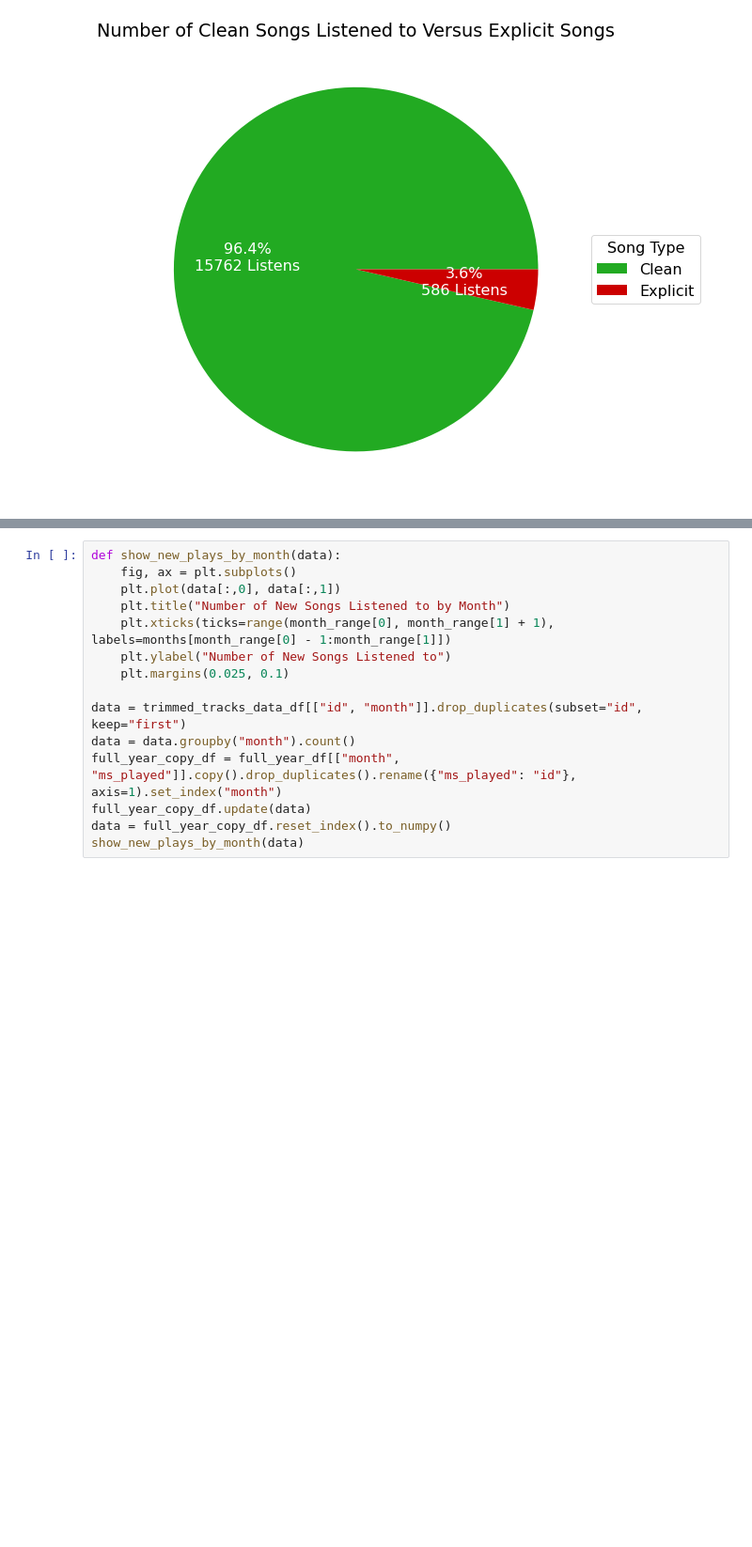
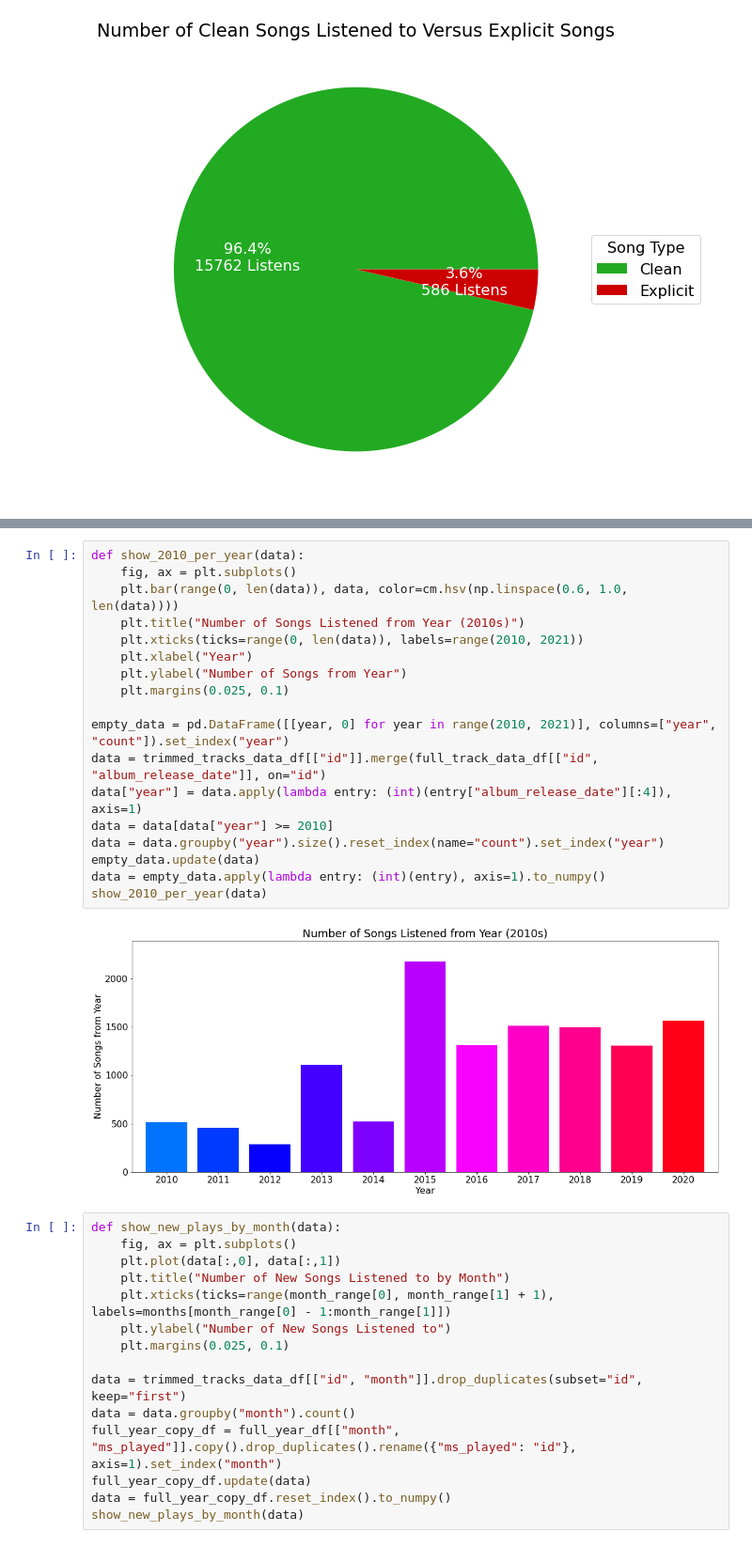
Before and after one commit to justinro-underscore/SpotifyDataAnalysis, a Jupyter notebook: SpotifyDataAnalysis.ipynb, the cells around one changed output, grey strips where cells are left out. Shown at 94% size. Drawn from its saved outputs; the diff is of its cells as text; blank space fills up the shorter version.

```diff
--- a/SpotifyDataAnalysis.ipynb
+++ b/SpotifyDataAnalysis.ipynb
@@ -582,3 +668,23 @@ data.sort_values(by="count", ascending=False).head(10).reset_index(drop=True)
+# %%
+def show_2010_per_year(data):
+    fig, ax = plt.subplots()
+    plt.bar(range(0, len(data)), data, color=cm.hsv(np.linspace(0.6, 1.0, len(data))))
+    plt.title("Number of Songs Listened from Year (2010s)")
+    plt.xticks(ticks=range(0, len(data)), labels=range(2010, 2021))
+    plt.xlabel("Year")
+    plt.ylabel("Number of Songs from Year")
+    plt.margins(0.025, 0.1)
+
+empty_data = pd.DataFrame([[year, 0] for year in range(2010, 2021)], columns=["year", "count"]).set_index("year")
+data = trimmed_tracks_data_df[["id"]].merge(full_track_data_df[["id", "album_release_date"]], on="id")
+data["year"] = data.apply(lambda entry: (int)(entry["album_release_date"][:4]), axis=1)
+data = data[data["year"] >= 2010]
+data = data.groupby("year").size().reset_index(name="count").set_index("year")
+empty_data.update(data)
+data = empty_data.apply(lambda entry: (int)(entry), axis=1).to_numpy()
+show_2010_per_year(data)
+# %% [output]
+[figure, added]
 # %%
 def show_new_plays_by_month(data):
     fig, ax = plt.subplots()
```
Also changed, not shown: parts of 18 cells of this notebook.
